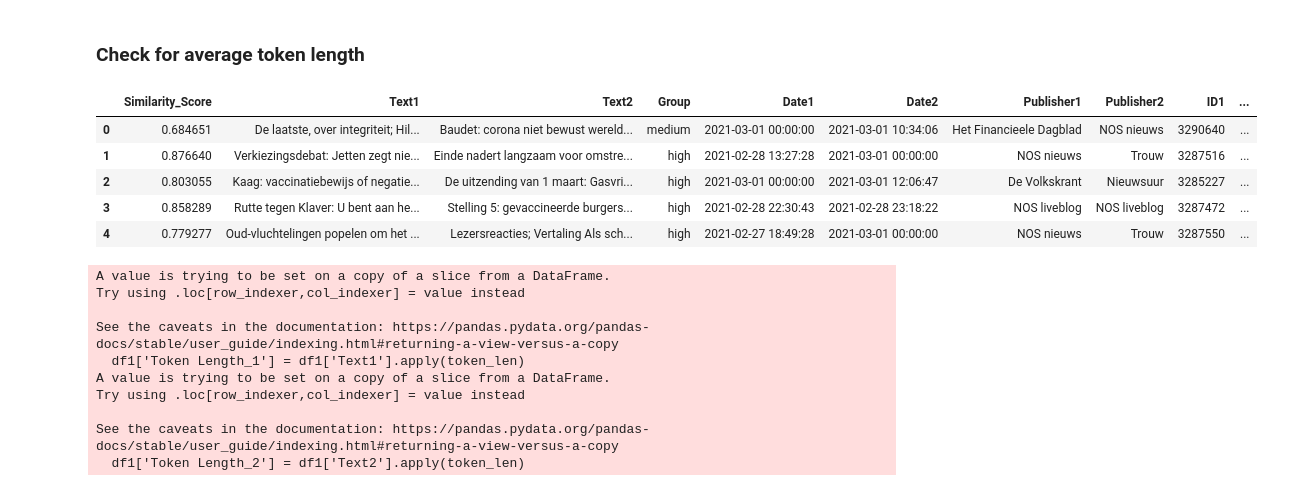
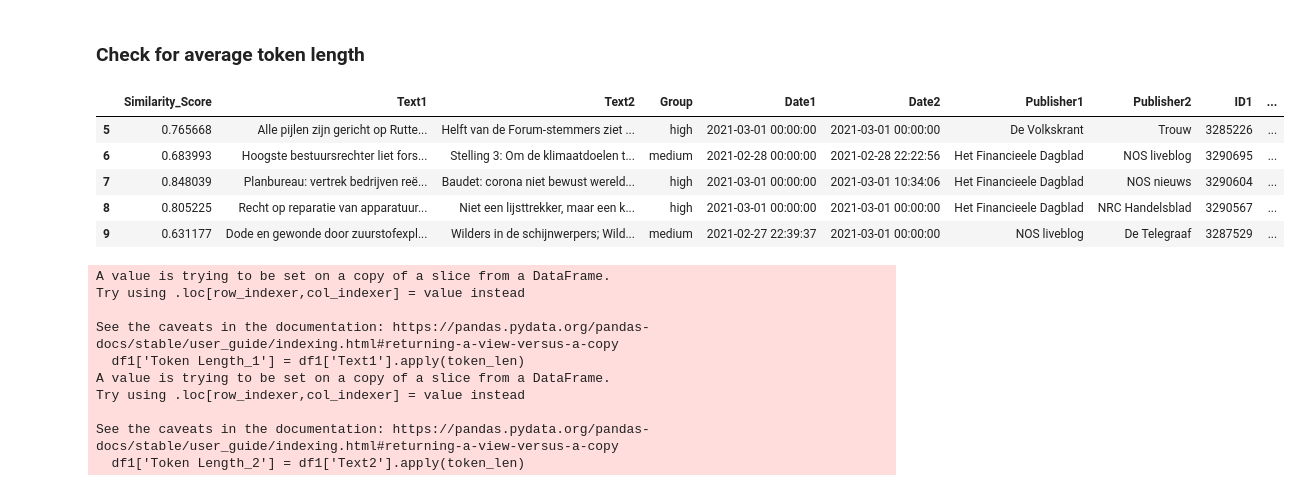
Before and after one commit to psyronika/LLM_validate, a Jupyter notebook: src/analysis/llama_2/3_zero_shot_llama_13b_chat_prompting.ipynb, the cells around one changed output. Saved outputs shown, nothing was run; the diff lists cells and outputs as text; code cells hidden in the pictures.

```diff
--- a/src/analysis/llama_2/3_zero_shot_llama_13b_chat_prompting.ipynb
+++ b/src/analysis/llama_2/3_zero_shot_llama_13b_chat_prompting.ipynb
@@ -117,25 +117,25 @@ df = pd.read_csv(file_path)
 # %%
 # Split the DataFrame into 20 smaller DataFrames for the sake of fast tuning of prompting, each containing 5 rows
 # Split the DataFrame into 20 smaller DataFrames, each containing 5 rows
 chunk_size = 5
 chunks = [df.iloc[i:i+chunk_size] for i in range(0, len(df), chunk_size)]
 
 # Create variables for each smaller DataFrame
 for i, chunk in enumerate(chunks):
     globals()[f'df{i + 1}'] = chunk
 
 # Now you have variables df1, df2, df3, ... containing the smaller DataFrames
 # You can access and work with them as needed
-df1
+df2
 #df2
 #....
 # %% [output]
 |  | Similarity_Score | Text1 | Text2 | Group | Date1 | Date2 | Publisher1 | Publisher2 | ID1 | ... |
-| 0 | 0.684651 | De laatste, over integriteit; Hil... | Baudet: corona niet bewust wereld... | medium | 2021-03-01 00:00:00 | 2021-03-01 10:34:06 | Het Financieele Dagblad | NOS nieuws | 3290640 | ... |
-| 1 | 0.876640 | Verkiezingsdebat: Jetten zegt nie... | Einde nadert langzaam voor omstre... | high | 2021-02-28 13:27:28 | 2021-03-01 00:00:00 | NOS nieuws | Trouw | 3287516 | ... |
-| 2 | 0.803055 | Kaag: vaccinatiebewijs of negatie... | De uitzending van 1 maart: Gasvri... | high | 2021-03-01 00:00:00 | 2021-03-01 12:06:47 | De Volkskrant | Nieuwsuur | 3285227 | ... |
-| 3 | 0.858289 | Rutte tegen Klaver: U bent aan he... | Stelling 5: gevaccineerde burgers... | high | 2021-02-28 22:30:43 | 2021-02-28 23:18:22 | NOS liveblog | NOS liveblog | 3287472 | ... |
-| 4 | 0.779277 | Oud-vluchtelingen popelen om het ... | Lezersreacties; Vertaling Als sch... | high | 2021-02-27 18:49:28 | 2021-03-01 00:00:00 | NOS nieuws | Trouw | 3287550 | ... |
+| 5 | 0.765668 | Alle pijlen zijn gericht op Rutte... | Helft van de Forum-stemmers ziet ... | high | 2021-03-01 00:00:00 | 2021-03-01 00:00:00 | De Volkskrant | Trouw | 3285226 | ... |
+| 6 | 0.683993 | Hoogste bestuursrechter liet fors... | Stelling 3: Om de klimaatdoelen t... | medium | 2021-02-28 00:00:00 | 2021-02-28 22:22:56 | Het Financieele Dagblad | NOS liveblog | 3290695 | ... |
+| 7 | 0.848039 | Planbureau: vertrek bedrijven reë... | Baudet: corona niet bewust wereld... | high | 2021-03-01 00:00:00 | 2021-03-01 10:34:06 | Het Financieele Dagblad | NOS nieuws | 3290604 | ... |
+| 8 | 0.805225 | Recht op reparatie van apparatuur... | Niet een lijsttrekker, maar een k... | high | 2021-03-01 00:00:00 | 2021-03-01 00:00:00 | Het Financieele Dagblad | NRC Handelsblad | 3290567 | ... |
+| 9 | 0.631177 | Dode en gewonde door zuurstofexpl... | Wilders in de schijnwerpers; Wild... | medium | 2021-02-27 22:39:37 | 2021-03-01 00:00:00 | NOS liveblog | De Telegraaf | 3287529 | ... |
 # %%
 # Apply the token_len function to the DataFrame
 df1['Token Length_1'] = df1['Text1'].apply(token_len)
```
Also changed, not shown: parts of 23 cells of this notebook.
